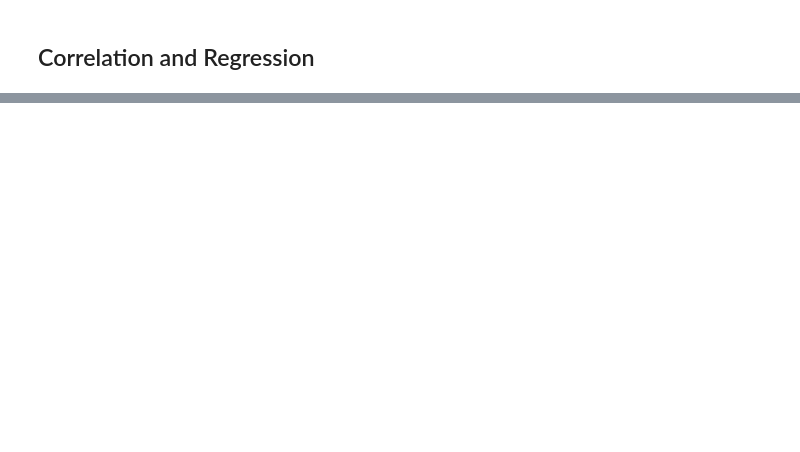
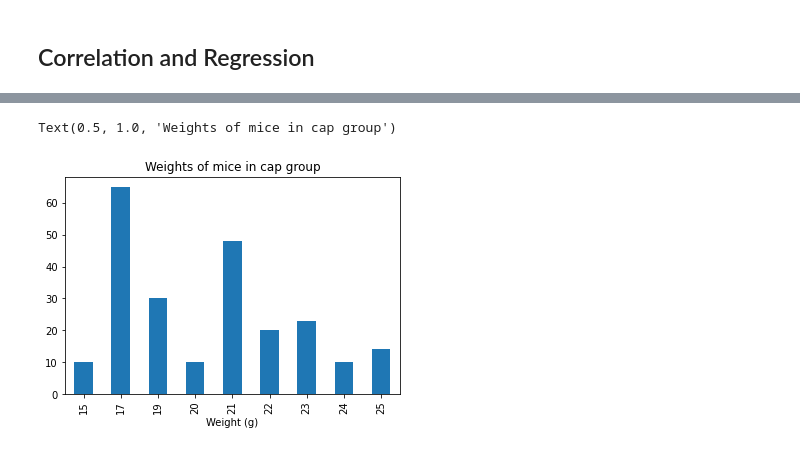
Before and after one commit to RinerAlexander/MatPlotLib-Chalenge, a Jupyter notebook: Pymaceuticals/pymaceuticals_starter.ipynb, the cells around one changed output, grey strips where cells are left out. Cells and saved outputs as stored; diff of their text form; code cells hidden in the pictures; blank space fills up the shorter version.

```diff
--- a/Pymaceuticals/pymaceuticals_starter.ipynb
+++ b/Pymaceuticals/pymaceuticals_starter.ipynb
@@ -284,0 +302,8 @@ plt.boxplot([capVol,ramVol,infVol,cefVol],labels=drugList,flierprops=flierprops)
+# %%
+weights=scatterMice.groupby("Weight (g)")
+weights=weights["Mouse ID"].count()
+weights.plot.bar()
+plt.title("Weights of mice in cap group")
+# %% [output]
+Text(0.5, 1.0, 'Weights of mice in cap group')
+[figure, added]
```
Also changed, not shown: parts of 8 cells of this notebook.
